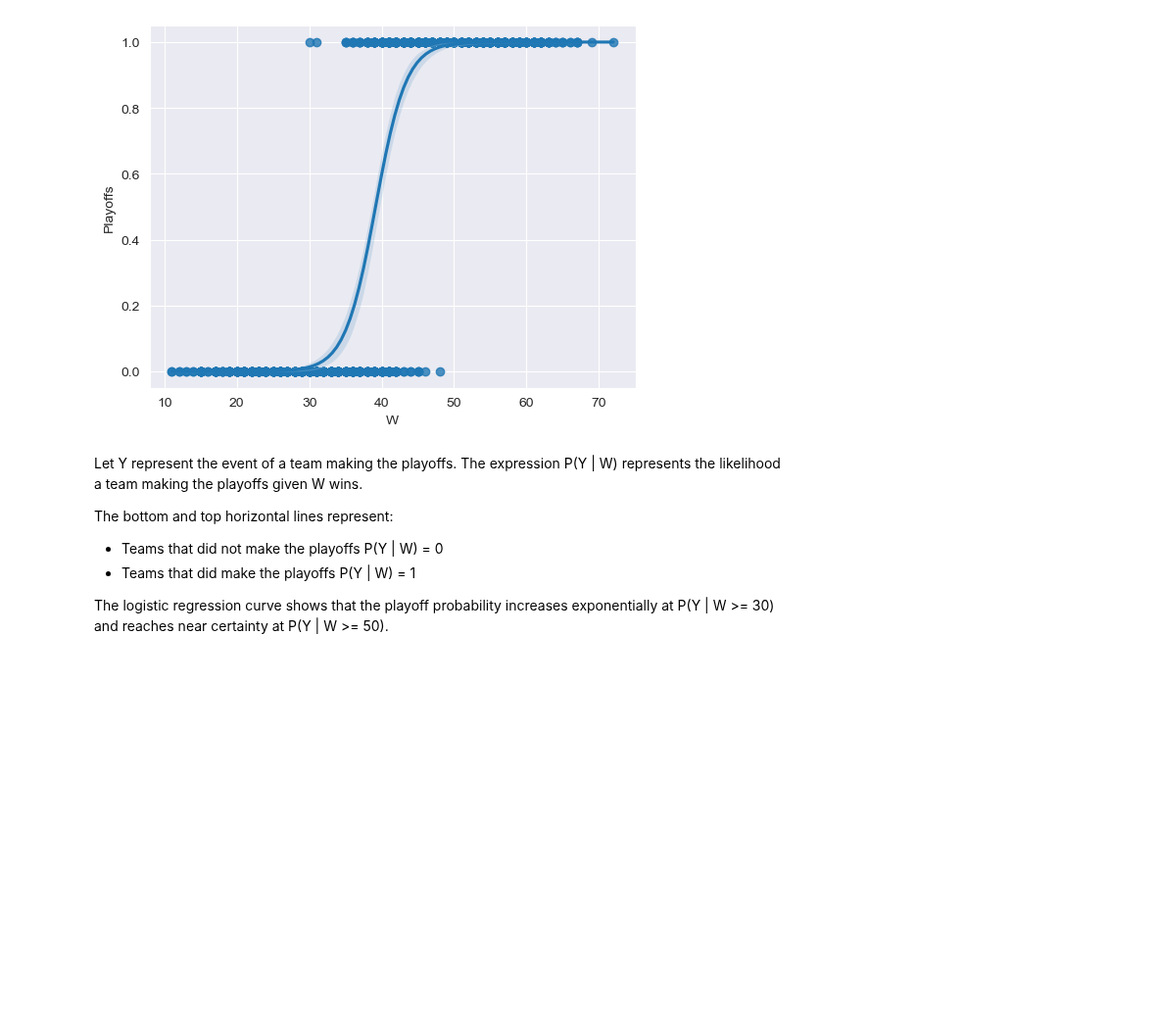
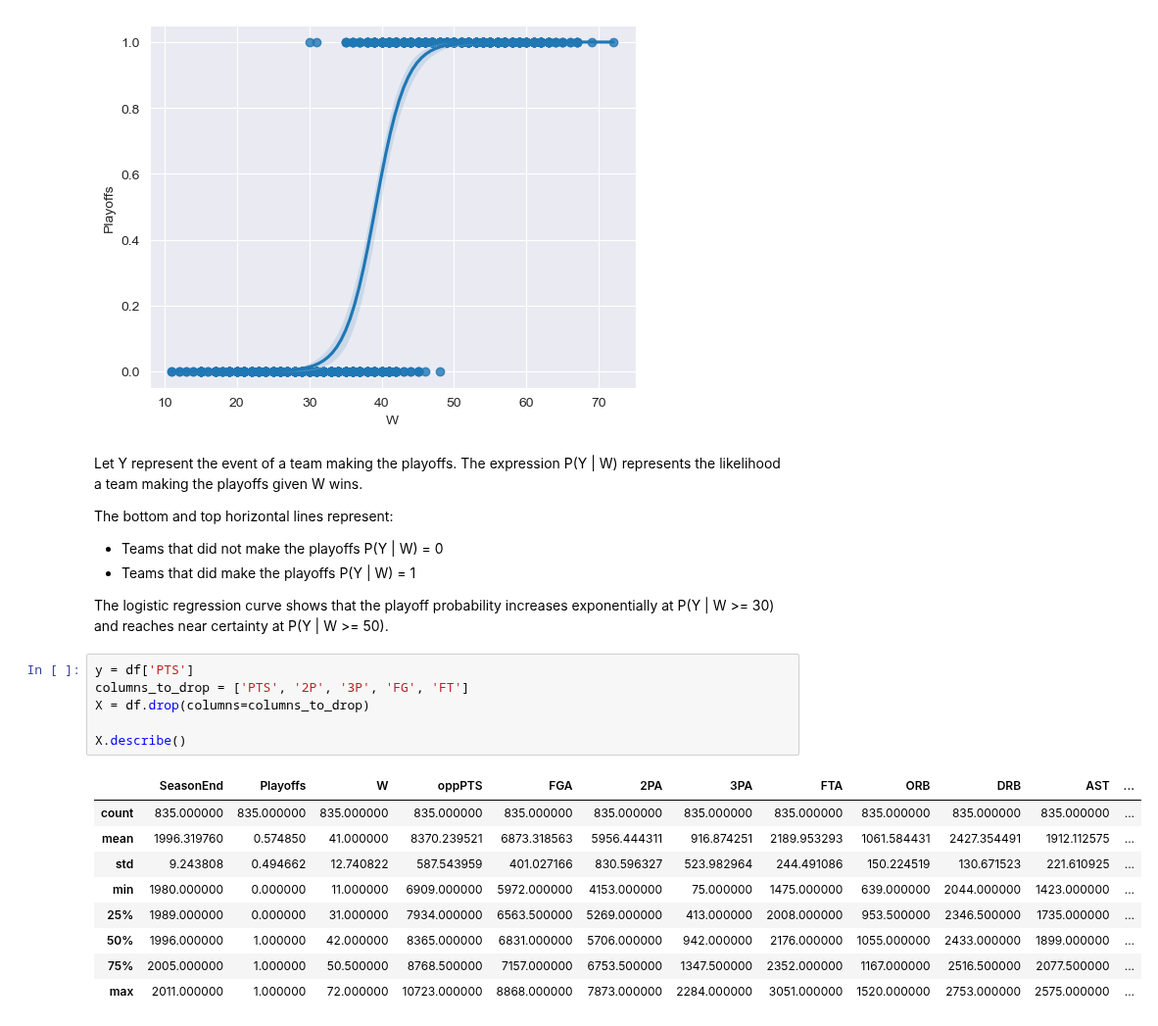
Before and after one commit to availe/CTP-Data-Science, a Jupyter notebook: Week-07-Regression/Exercise-RD-Regression.ipynb, the cells around one changed output. Shown at 98% size. Saved outputs shown, nothing was run; the diff lists cells and outputs as text; blank space fills up the shorter version.

```diff
--- a/Week-07-Regression/Exercise-RD-Regression.ipynb
+++ b/Week-07-Regression/Exercise-RD-Regression.ipynb
@@ -40,3 +40,19 @@ The bottom and top horizontal lines represent:
 - Teams that did make the playoffs P(Y | W) = 1
 
 The logistic regression curve shows that the playoff probability increases exponentially at P(Y | W >= 30) and reaches near certainty at P(Y | W >= 50).
+# %%
+y = df['PTS']
+columns_to_drop = ['PTS', '2P', '3P', 'FG', 'FT']
+X = df.drop(columns=columns_to_drop)
+
+X.describe()
+# %% [output]
+|  | SeasonEnd | Playoffs | W | oppPTS | FGA | 2PA | 3PA | FTA | ORB | DRB | AST | ... |
+| count | 835.000000 | 835.000000 | 835.000000 | 835.000000 | 835.000000 | 835.000000 | 835.000000 | 835.000000 | 835.000000 | 835.000000 | 835.000000 | ... |
+| mean | 1996.319760 | 0.574850 | 41.000000 | 8370.239521 | 6873.318563 | 5956.444311 | 916.874251 | 2189.953293 | 1061.584431 | 2427.354491 | 1912.112575 | ... |
+| std | 9.243808 | 0.494662 | 12.740822 | 587.543959 | 401.027166 | 830.596327 | 523.982964 | 244.491086 | 150.224519 | 130.671523 | 221.610925 | ... |
+| min | 1980.000000 | 0.000000 | 11.000000 | 6909.000000 | 5972.000000 | 4153.000000 | 75.000000 | 1475.000000 | 639.000000 | 2044.000000 | 1423.000000 | ... |
+| 25% | 1989.000000 | 0.000000 | 31.000000 | 7934.000000 | 6563.500000 | 5269.000000 | 413.000000 | 2008.000000 | 953.500000 | 2346.500000 | 1735.000000 | ... |
+| 50% | 1996.000000 | 1.000000 | 42.000000 | 8365.000000 | 6831.000000 | 5706.000000 | 942.000000 | 2176.000000 | 1055.000000 | 2433.000000 | 1899.000000 | ... |
+| 75% | 2005.000000 | 1.000000 | 50.500000 | 8768.500000 | 7157.000000 | 6753.500000 | 1347.500000 | 2352.000000 | 1167.000000 | 2516.500000 | 2077.500000 | ... |
+| max | 2011.000000 | 1.000000 | 72.000000 | 10723.000000 | 8868.000000 | 7873.000000 | 2284.000000 | 3051.000000 | 1520.000000 | 2753.000000 | 2575.000000 | ... |
```
Also changed, not shown: parts of 1 cell of this notebook.
